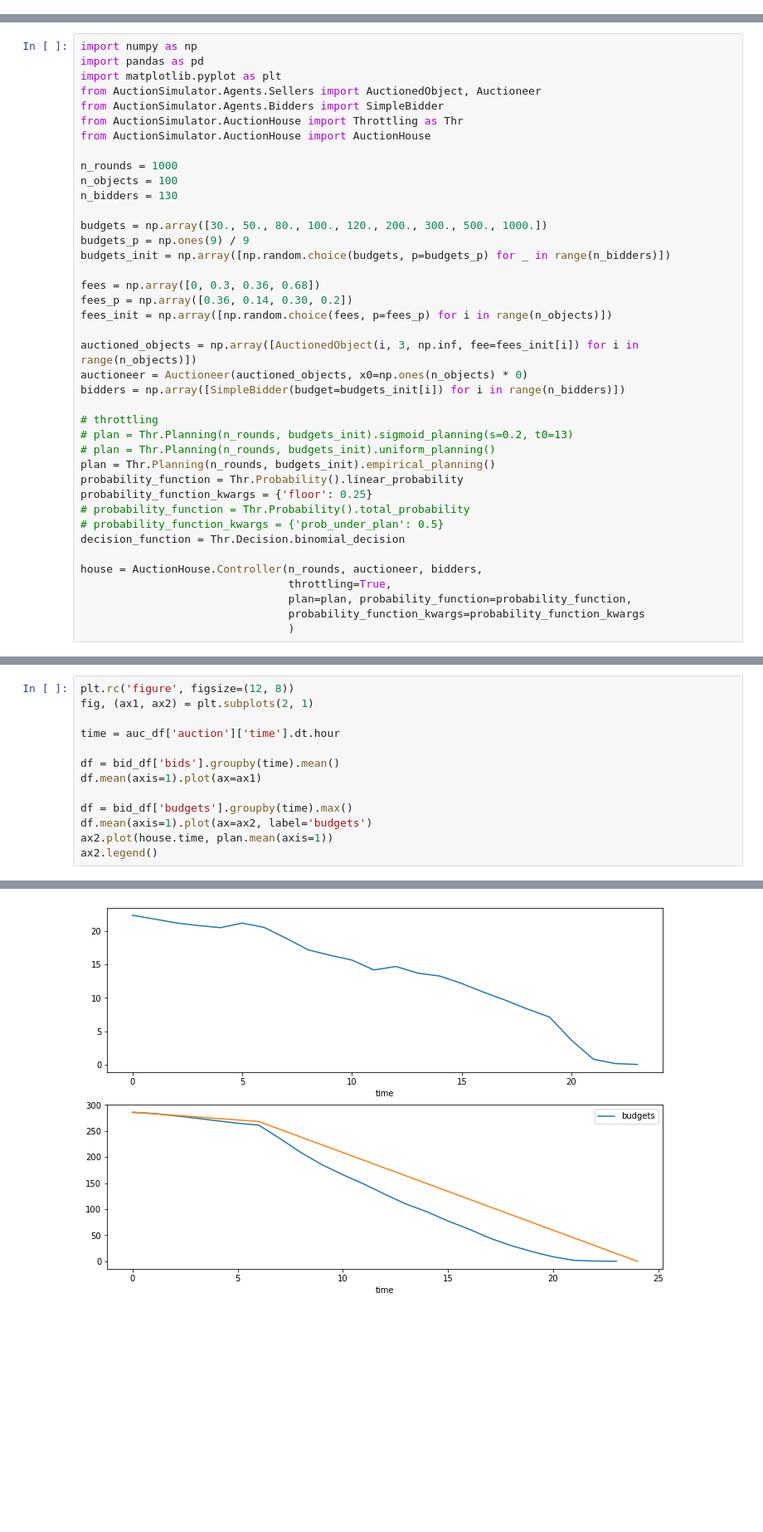
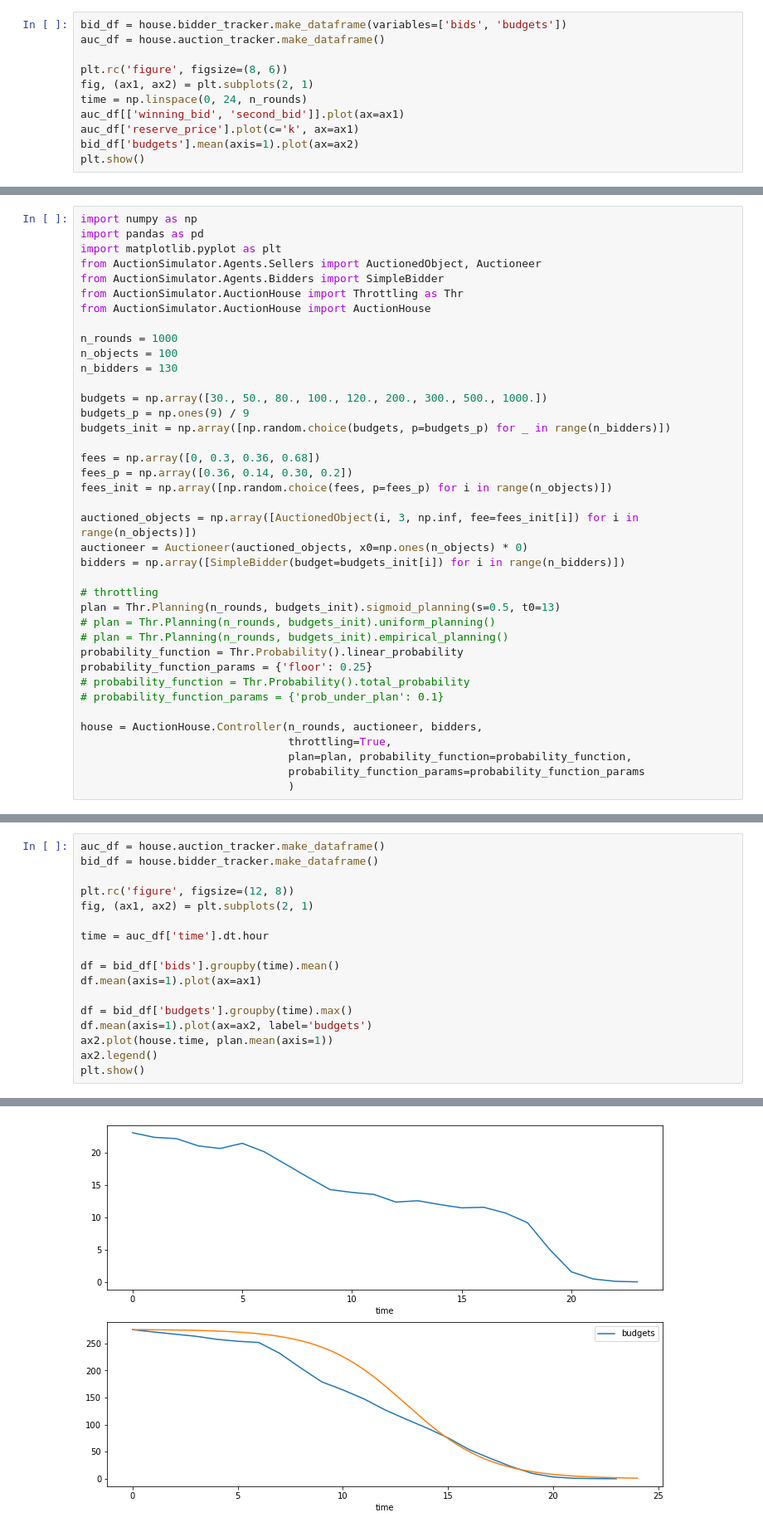
Before and after one commit to soukupmarek-edin/auction-simulator, a Jupyter notebook: AS_testing.ipynb, the cells around one changed output, grey strips where cells are left out. Shown at 83% size. Saved outputs shown, nothing was run; the diff lists cells and outputs as text; blank space fills up the shorter version.

Commit message:
Reserve prices update

```diff
--- a/AS_testing.ipynb
+++ b/AS_testing.ipynb
@@ -0,0 +33,11 @@
+# %%
+bid_df = house.bidder_tracker.make_dataframe(variables=['bids', 'budgets'])
+auc_df = house.auction_tracker.make_dataframe()
+
+plt.rc('figure', figsize=(8, 6))
+fig, (ax1, ax2) = plt.subplots(2, 1)
+time = np.linspace(0, 24, n_rounds)
+auc_df[['winning_bid', 'second_bid']].plot(ax=ax1)
+auc_df['reserve_price'].plot(c='k', ax=ax1)
+bid_df['budgets'].mean(axis=1).plot(ax=ax2)
+plt.show()
@@ -24,19 +114,18 @@ auctioneer = Auctioneer(auctioned_objects, x0=np.ones(n_objects) * 0)
 bidders = np.array([SimpleBidder(budget=budgets_init[i]) for i in range(n_bidders)])
 
 # throttling
-# plan = Thr.Planning(n_rounds, budgets_init).sigmoid_planning(s=0.2, t0=13)
+plan = Thr.Planning(n_rounds, budgets_init).sigmoid_planning(s=0.5, t0=13)
 # plan = Thr.Planning(n_rounds, budgets_init).uniform_planning()
-plan = Thr.Planning(n_rounds, budgets_init).empirical_planning()
+# plan = Thr.Planning(n_rounds, budgets_init).empirical_planning()
 probability_function = Thr.Probability().linear_probability
-probability_function_kwargs = {'floor': 0.25}
+probability_function_params = {'floor': 0.25}
 # probability_function = Thr.Probability().total_probability
-# probability_function_kwargs = {'prob_under_plan': 0.5}
-decision_function = Thr.Decision.binomial_decision
+# probability_function_params = {'prob_under_plan': 0.1}
 
 house = AuctionHouse.Controller(n_rounds, auctioneer, bidders,
                                 throttling=True,
                                 plan=plan, probability_function=probability_function,
-                                probability_function_kwargs=probability_function_kwargs
+                                probability_function_params=probability_function_params
                                 )
 # %%
 %%time
@@ -52,8 +135,11 @@ df = bid_df.join(auc_df)
 # %%
+auc_df = house.auction_tracker.make_dataframe()
+bid_df = house.bidder_tracker.make_dataframe()
+
 plt.rc('figure', figsize=(12, 8))
 fig, (ax1, ax2) = plt.subplots(2, 1)
 
-time = auc_df['auction']['time'].dt.hour
+time = auc_df['time'].dt.hour
 
 df = bid_df['bids'].groupby(time).mean()
 df.mean(axis=1).plot(ax=ax1)
@@ -62,4 +148,5 @@ df = bid_df['budgets'].groupby(time).max()
 df.mean(axis=1).plot(ax=ax2, label='budgets')
 ax2.plot(house.time, plan.mean(axis=1))
 ax2.legend()
+plt.show()
 # %% [output]
@@ -67 +153 @@ ax2.legend()
-[figure, old version]
+[figure, new version]
```
Also changed, not shown: parts of 14 cells of this notebook, 6 other files.
